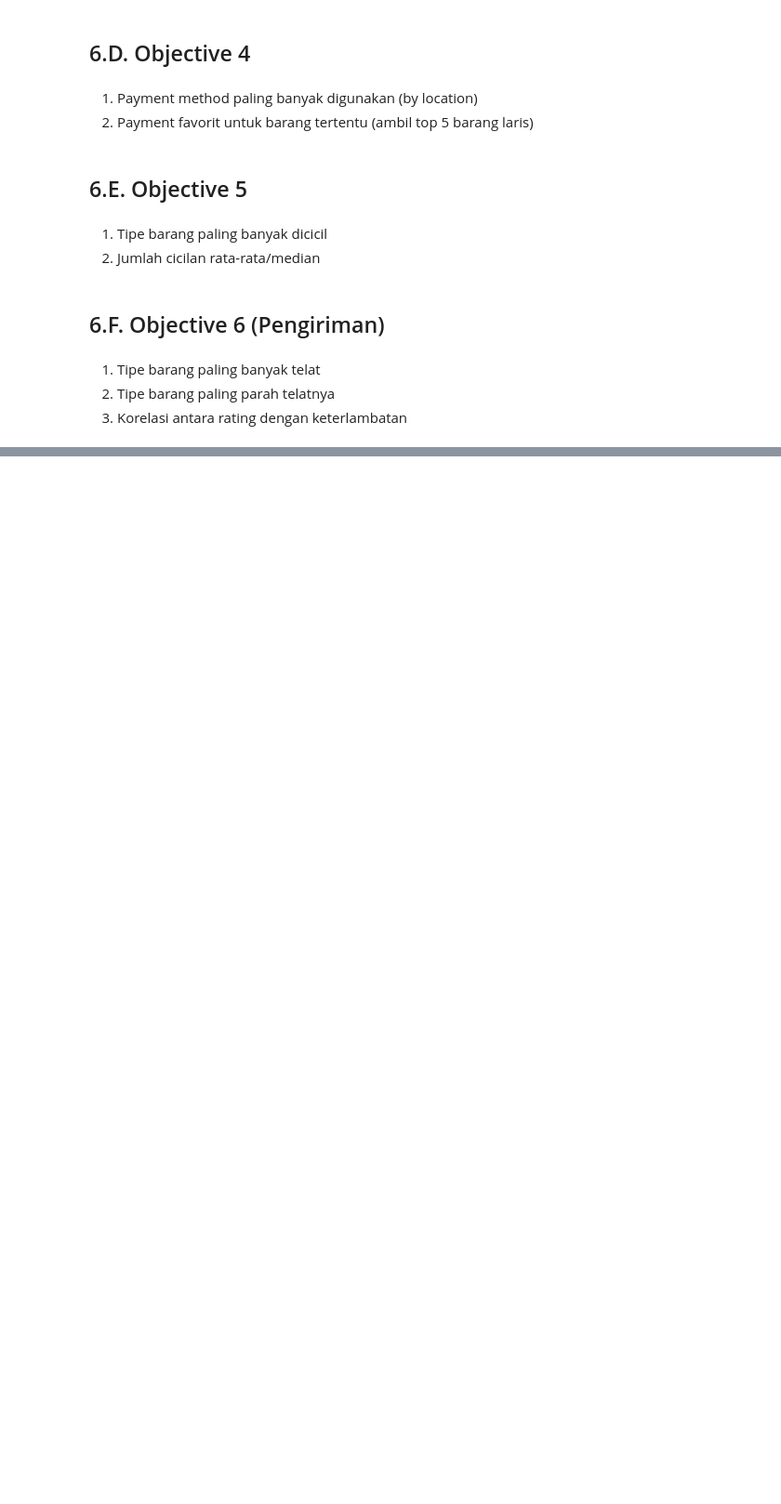
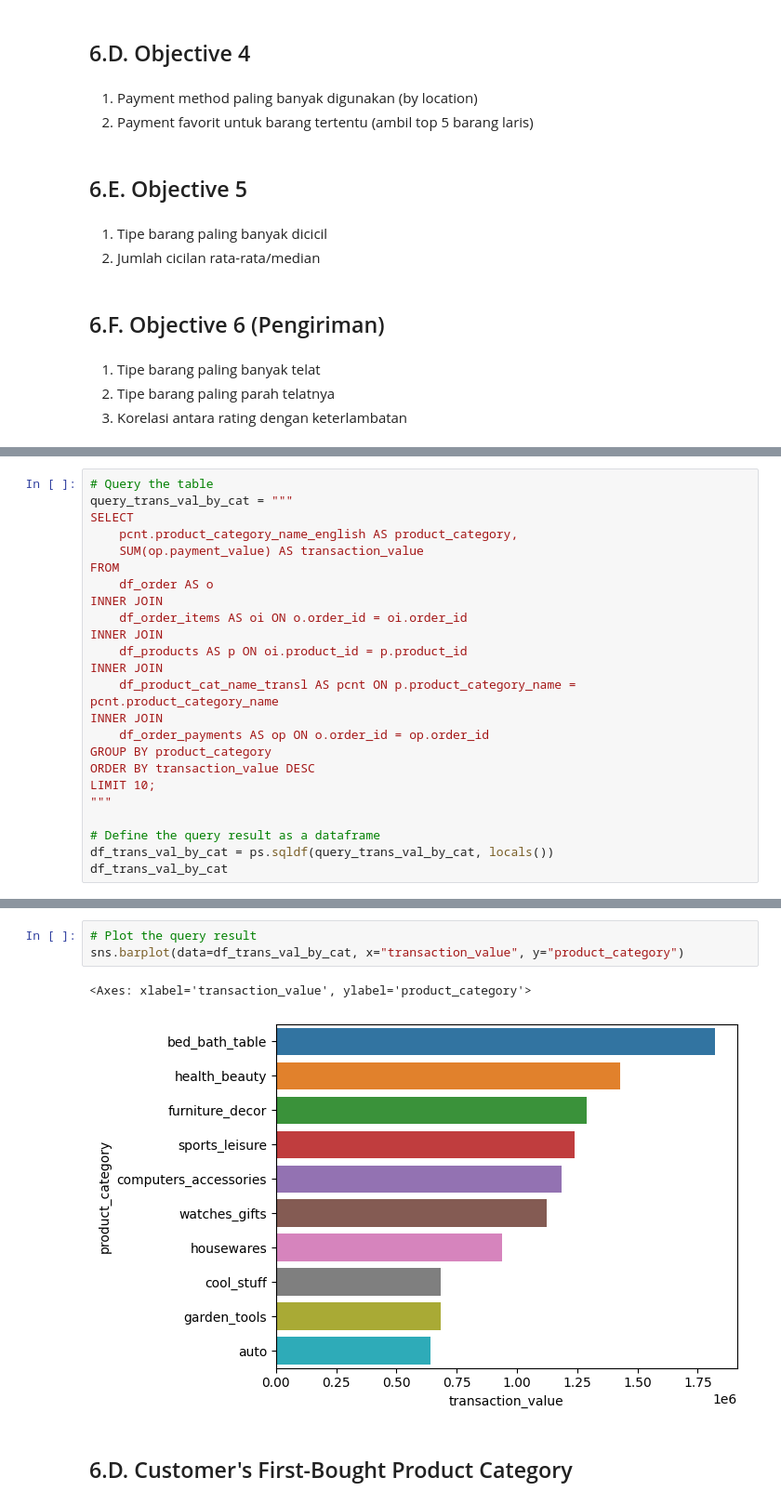
Before and after one commit to bagusfarisa/olist-data-wrangling, a Jupyter notebook: olist.ipynb, the cells around one changed output, grey strips where cells are left out. Shown at 93% size. Cells and saved outputs as stored; diff of their text form; blank space fills up the shorter version.

```diff
--- a/olist.ipynb
+++ b/olist.ipynb
@@ -1155,0 +1072,24 @@ ps.sqldf(query, locals())
+# %%
+# Query the table
+query_trans_val_by_cat = """
+SELECT
+    pcnt.product_category_name_english AS product_category,
+    SUM(op.payment_value) AS transaction_value
+FROM
+    df_order AS o
+INNER JOIN
+    df_order_items AS oi ON o.order_id = oi.order_id
+INNER JOIN
+    df_products AS p ON oi.product_id = p.product_id
+INNER JOIN
+    df_product_cat_name_transl AS pcnt ON p.product_category_name = pcnt.product_category_name
+INNER JOIN
+    df_order_payments AS op ON o.order_id = op.order_id
+GROUP BY product_category
+ORDER BY transaction_value DESC
+LIMIT 10;
+"""
+
+# Define the query result as a dataframe
+df_trans_val_by_cat = ps.sqldf(query_trans_val_by_cat, locals())
+df_trans_val_by_cat
@@ -1155,0 +1108,8 @@ ps.sqldf(query, locals())
+# %%
+# Plot the query result
+sns.barplot(data=df_trans_val_by_cat, x="transaction_value", y="product_category")
+# %% [output]
+<Axes: xlabel='transaction_value', ylabel='product_category'>
+[figure, added]
+# %% [markdown]
+## 6.D. Customer's First-Bought Product Category
```
Also changed, not shown: parts of 43 cells of this notebook.
